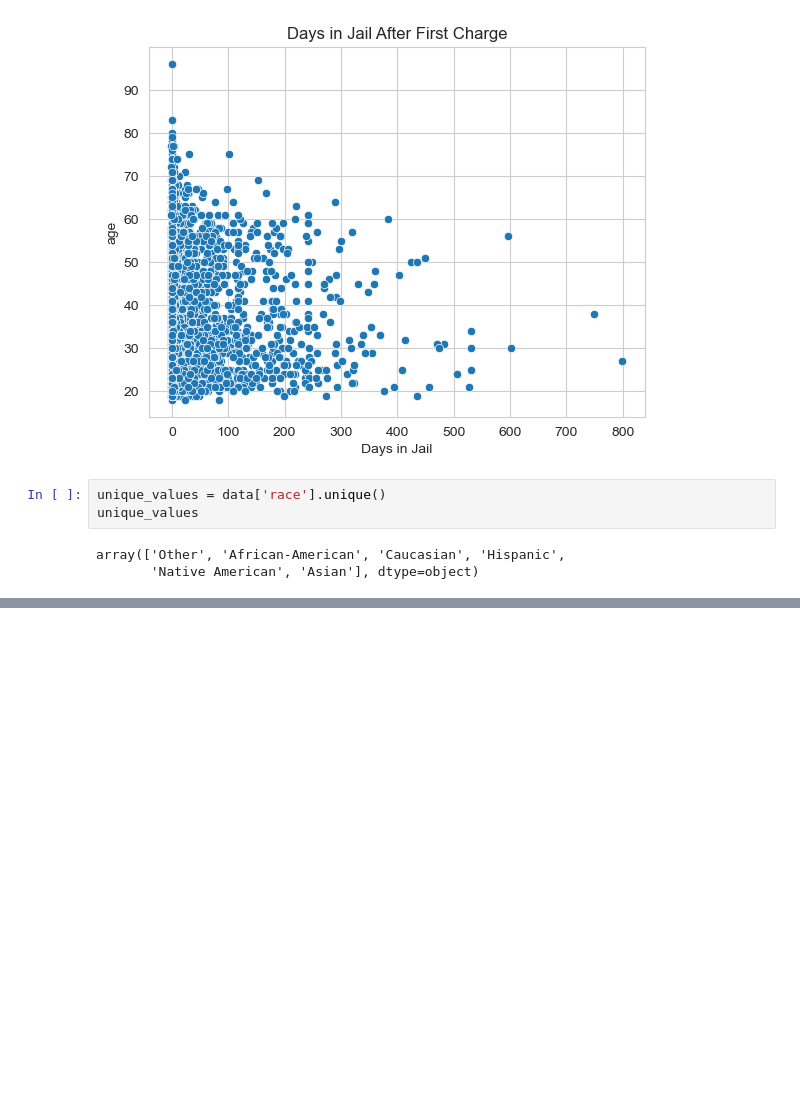
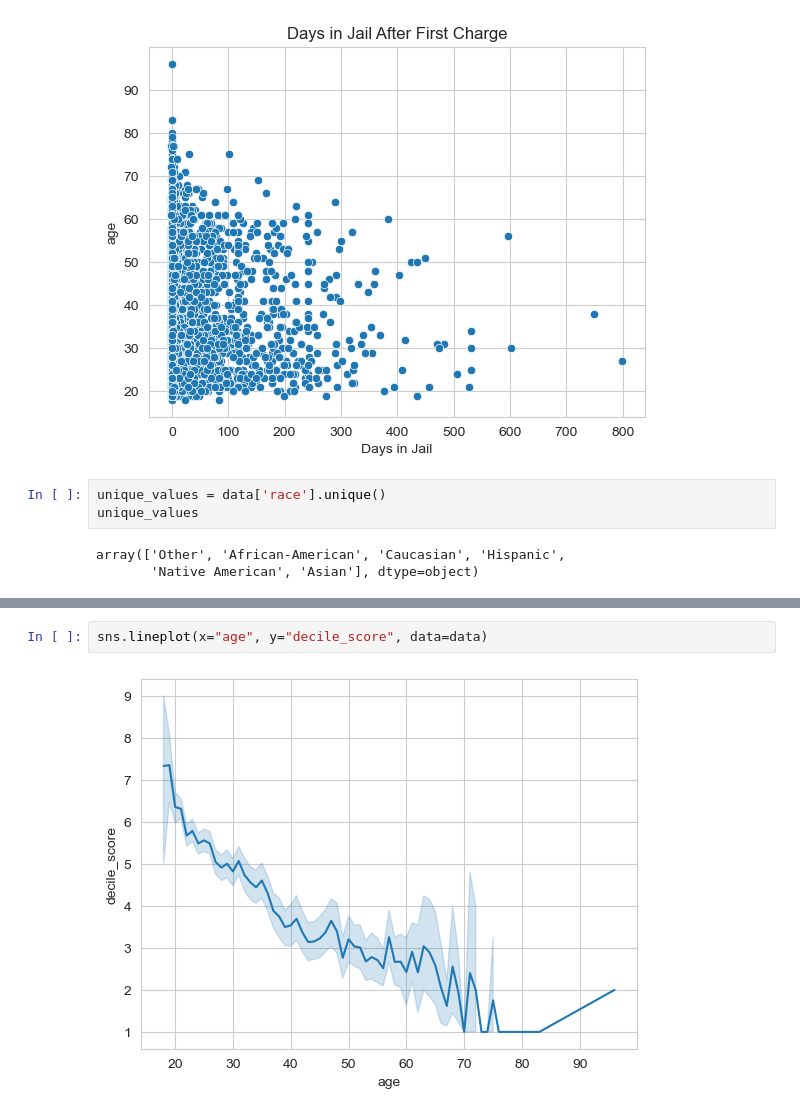
Before and after one commit to Chrispy6/DataScience1, a Jupyter notebook: Code/SeaBorn Fundementals.ipynb, the cells around one changed output, grey strips where cells are left out. Drawn from its saved outputs; the diff is of its cells as text; blank space fills up the shorter version.

```diff
--- a/Code/SeaBorn Fundementals.ipynb
+++ b/Code/SeaBorn Fundementals.ipynb
@@ -106,0 +119,4 @@ plt.show()
+# %%
+sns.lineplot(x="age", y="decile_score", data=data)
+# %% [output]
+[figure, added]
```
Also changed, not shown: parts of 8 cells of this notebook.
